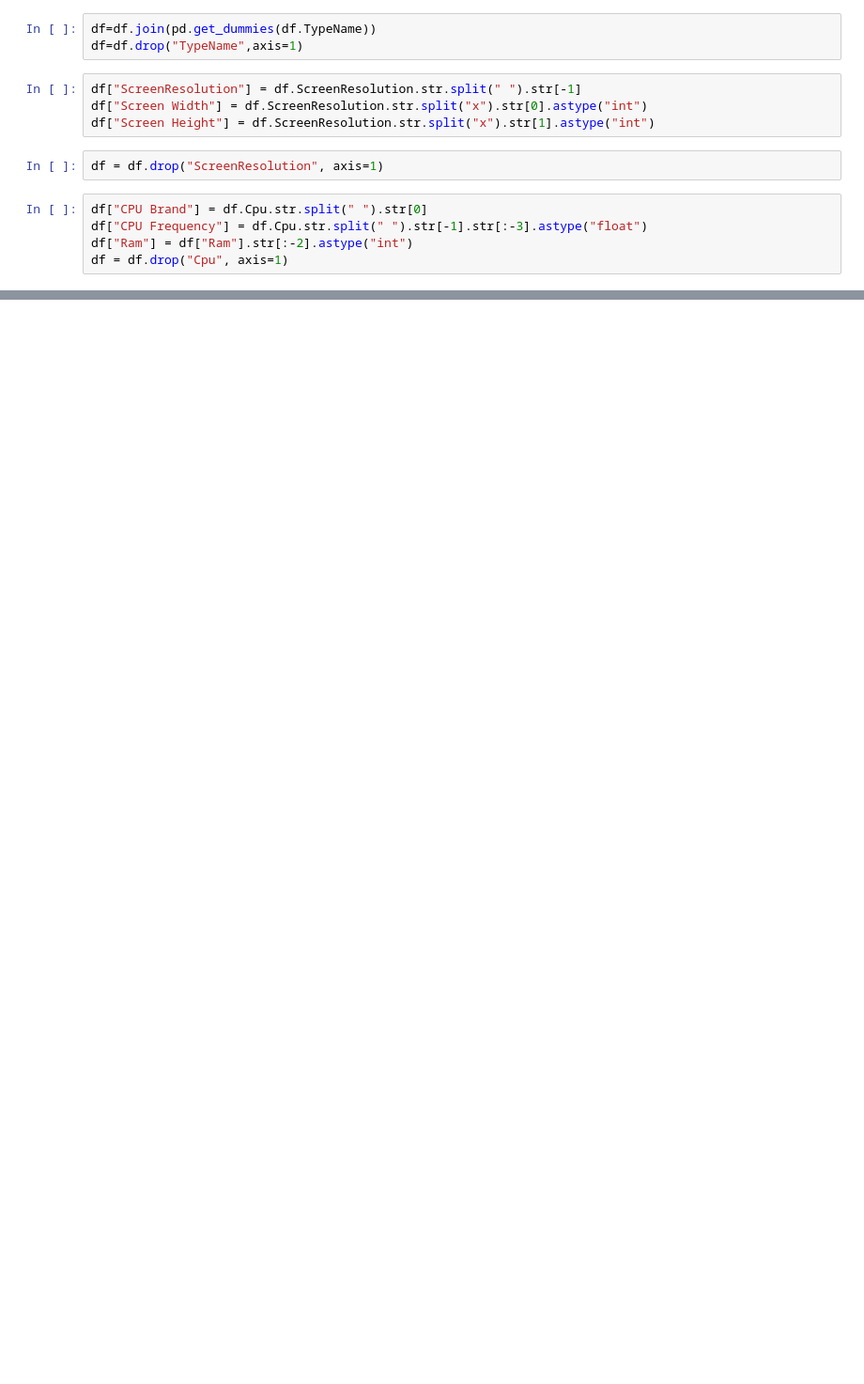
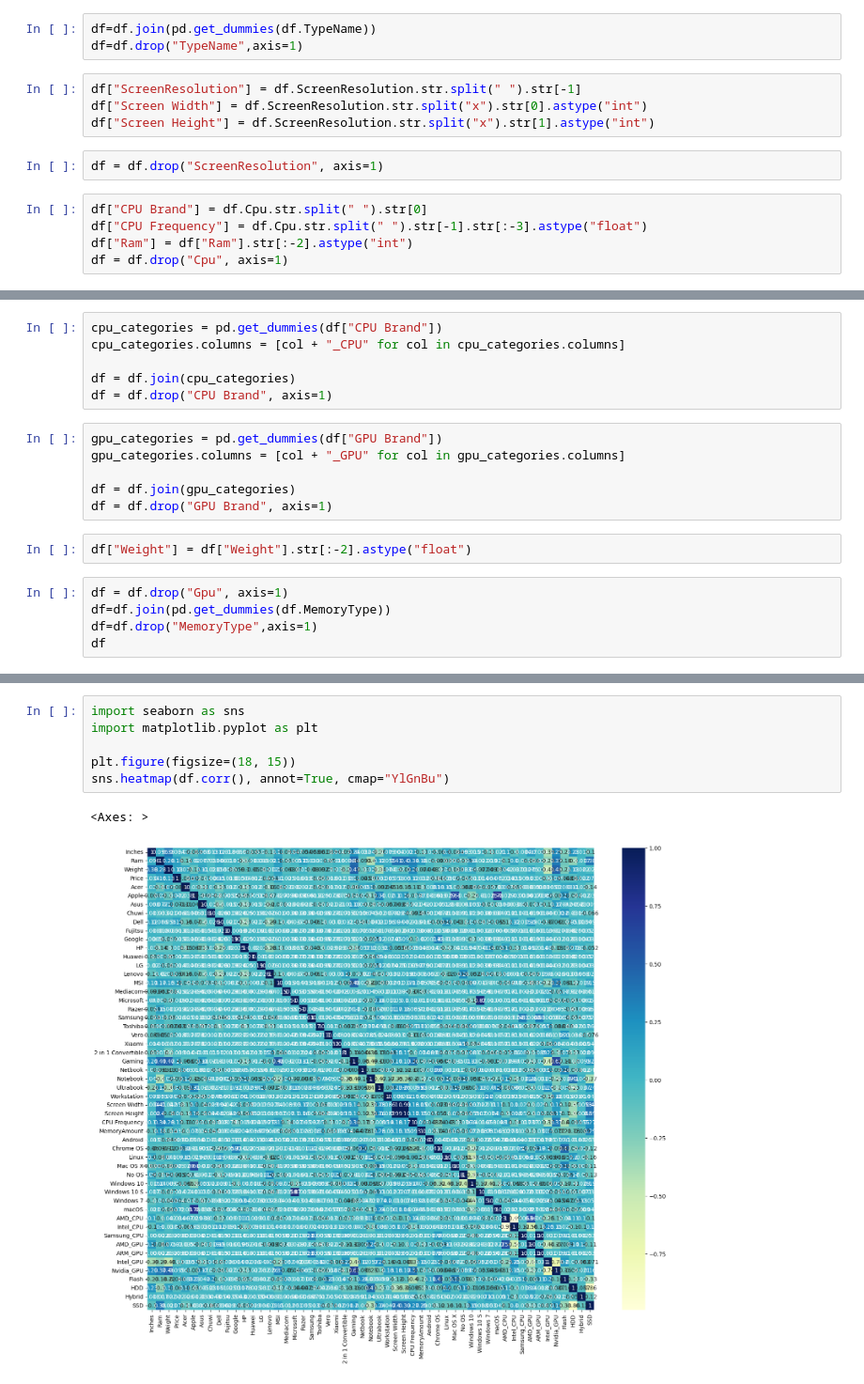
Before and after one commit to teodorescu-a-vlad/TeodorescuVladExamenIA, a Jupyter notebook: TeodorescuVladIA.ipynb, the cells around one changed output, grey strips where cells are left out. Shown at 94% size. Saved outputs shown, nothing was run; the diff lists cells and outputs as text; blank space fills up the shorter version.

```diff
--- a/TeodorescuVladIA.ipynb
+++ b/TeodorescuVladIA.ipynb
@@ -64,0 +57,19 @@ df
+# %%
+cpu_categories = pd.get_dummies(df["CPU Brand"])
+cpu_categories.columns = [col + "_CPU" for col in cpu_categories.columns]
+
+df = df.join(cpu_categories)
+df = df.drop("CPU Brand", axis=1)
+# %%
+gpu_categories = pd.get_dummies(df["GPU Brand"])
+gpu_categories.columns = [col + "_GPU" for col in gpu_categories.columns]
+
+df = df.join(gpu_categories)
+df = df.drop("GPU Brand", axis=1)
+# %%
+df["Weight"] = df["Weight"].str[:-2].astype("float")
+# %%
+df = df.drop("Gpu", axis=1)
+df=df.join(pd.get_dummies(df.MemoryType))
+df=df.drop("MemoryType",axis=1)
+df
@@ -64,0 +90,9 @@ df
+# %%
+import seaborn as sns
+import matplotlib.pyplot as plt
+
+plt.figure(figsize=(18, 15))
+sns.heatmap(df.corr(), annot=True, cmap="YlGnBu")
+# %% [output]
+<Axes: >
+[figure, added]
```
Also changed, not shown: parts of 19 cells of this notebook.
